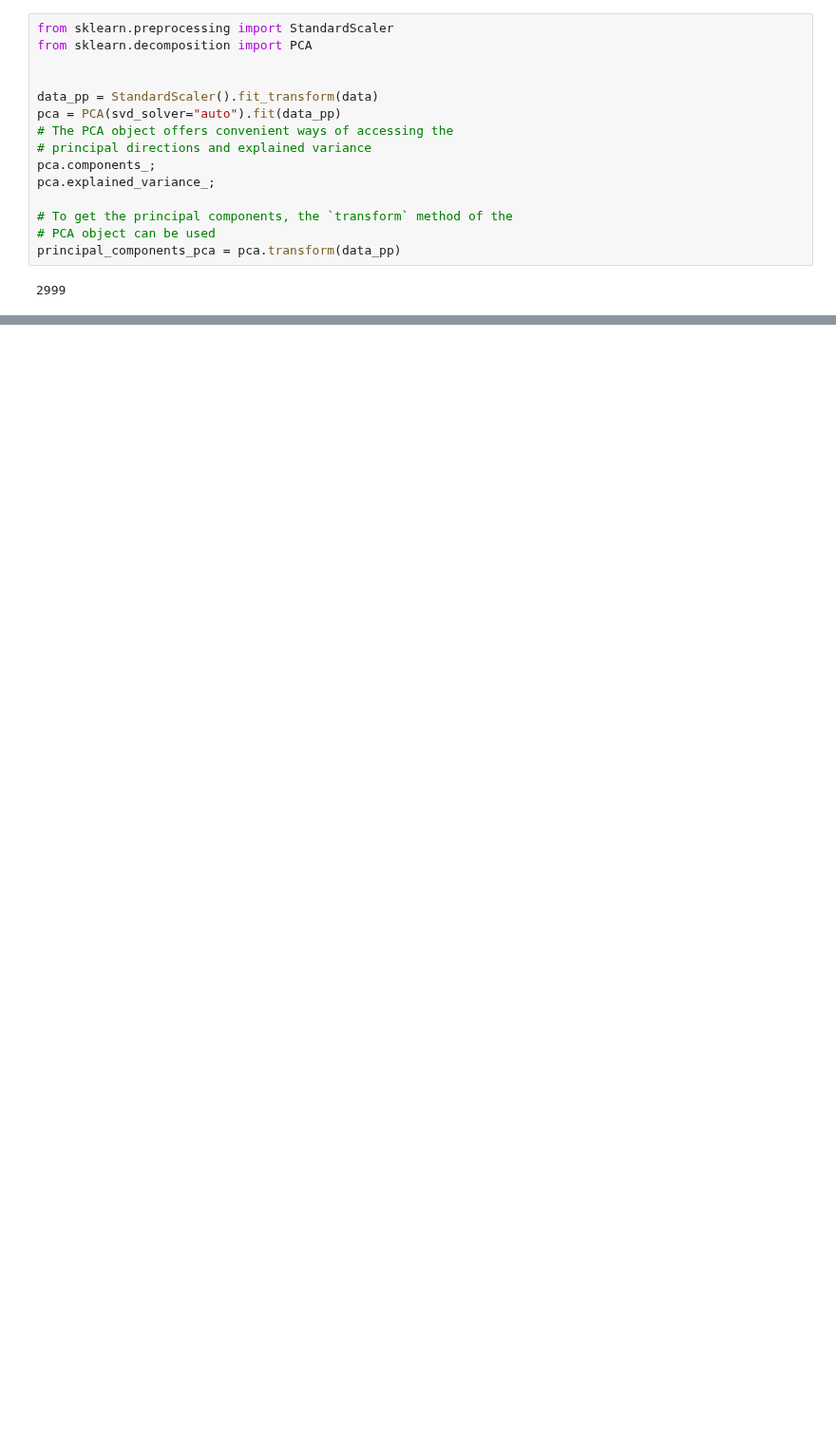
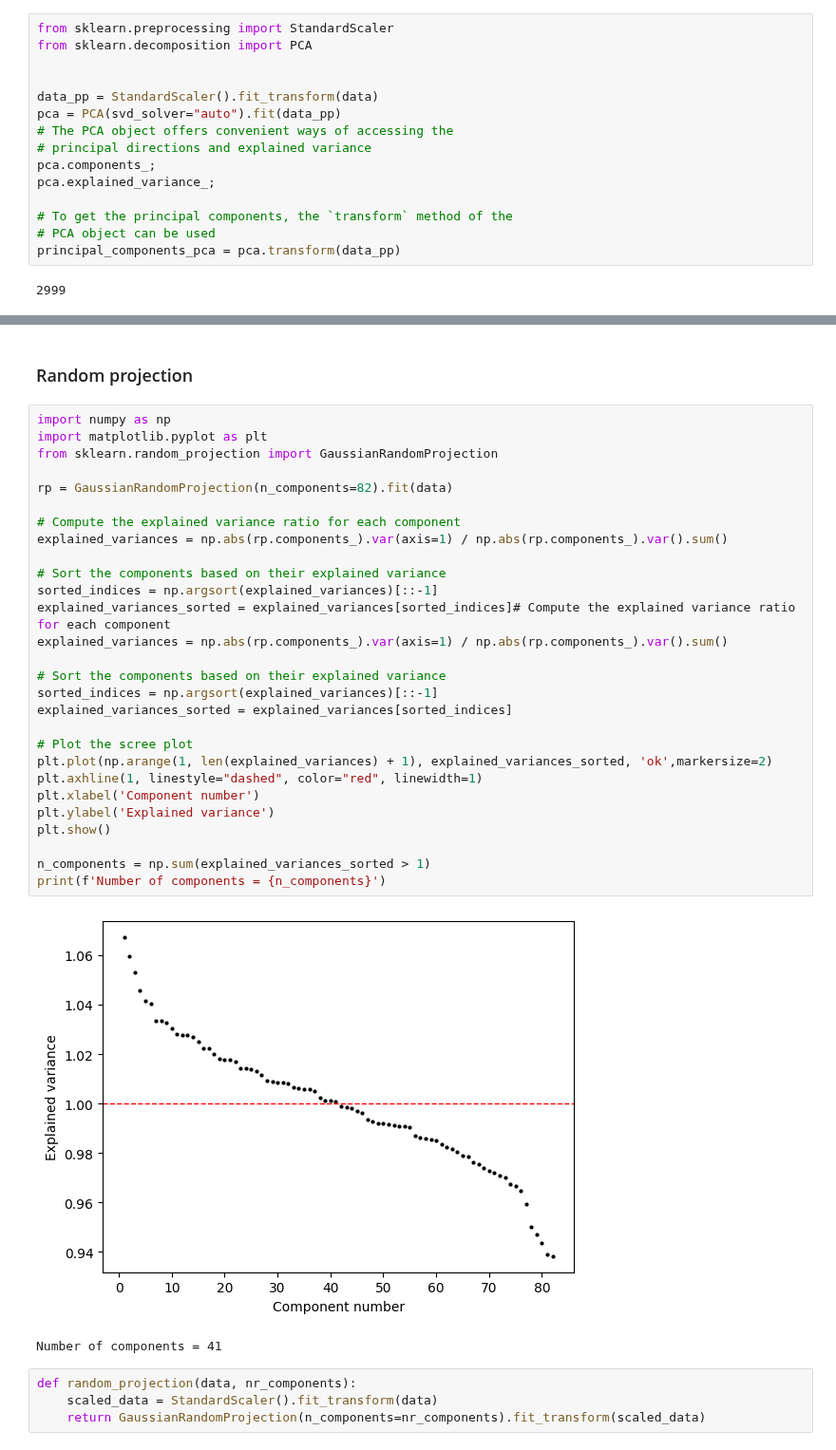
Before and after one commit to maximiliann97/Big-data-MVE441, a Jupyter notebook: Project3_clustering.ipynb, the cells around one changed output, grey strips where cells are left out. Shown at 95% size. Saved outputs shown, nothing was run; the diff lists cells and outputs as text; blank space fills up the shorter version.

```diff
--- a/Project3_clustering.ipynb
+++ b/Project3_clustering.ipynb
@@ -134,0 +147,37 @@ def kmeans_clustering(reduced_data, nr_clusters):
+# %% [markdown]
+### Random projection
+# %%
+import numpy as np
+import matplotlib.pyplot as plt
+from sklearn.random_projection import GaussianRandomProjection
+
+rp = GaussianRandomProjection(n_components=82).fit(data)
+
+# Compute the explained variance ratio for each component
+explained_variances = np.abs(rp.components_).var(axis=1) / np.abs(rp.components_).var().sum()
+
+# Sort the components based on their explained variance
+sorted_indices = np.argsort(explained_variances)[::-1]
+explained_variances_sorted = explained_variances[sorted_indices]# Compute the explained variance ratio for each component
+explained_variances = np.abs(rp.components_).var(axis=1) / np.abs(rp.components_).var().sum()
+
+# Sort the components based on their explained variance
+sorted_indices = np.argsort(explained_variances)[::-1]
+explained_variances_sorted = explained_variances[sorted_indices]
+
+# Plot the scree plot
+plt.plot(np.arange(1, len(explained_variances) + 1), explained_variances_sorted, 'ok',markersize=2)
+plt.axhline(1, linestyle="dashed", color="red", linewidth=1)
+plt.xlabel('Component number')
+plt.ylabel('Explained variance')
+plt.show()
+
+n_components = np.sum(explained_variances_sorted > 1)
+print(f'Number of components = {n_components}')
+# %% [output]
+[figure, added]
+Number of components = 41
+# %%
+def random_projection(data, nr_components):
+    scaled_data = StandardScaler().fit_transform(data)
+    return GaussianRandomProjection(n_components=nr_components).fit_transform(scaled_data)
```
Also changed, not shown: parts of 15 cells of this notebook.
